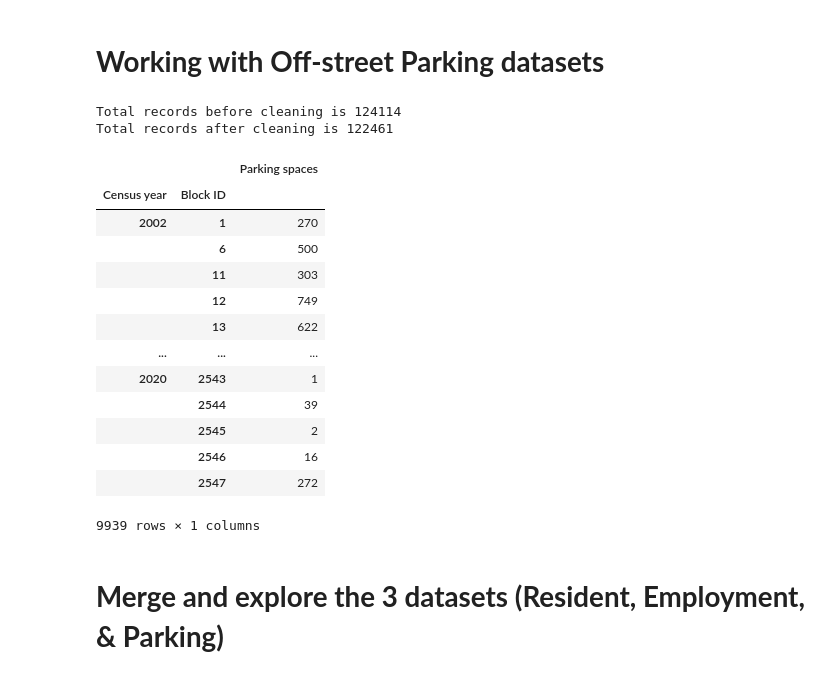
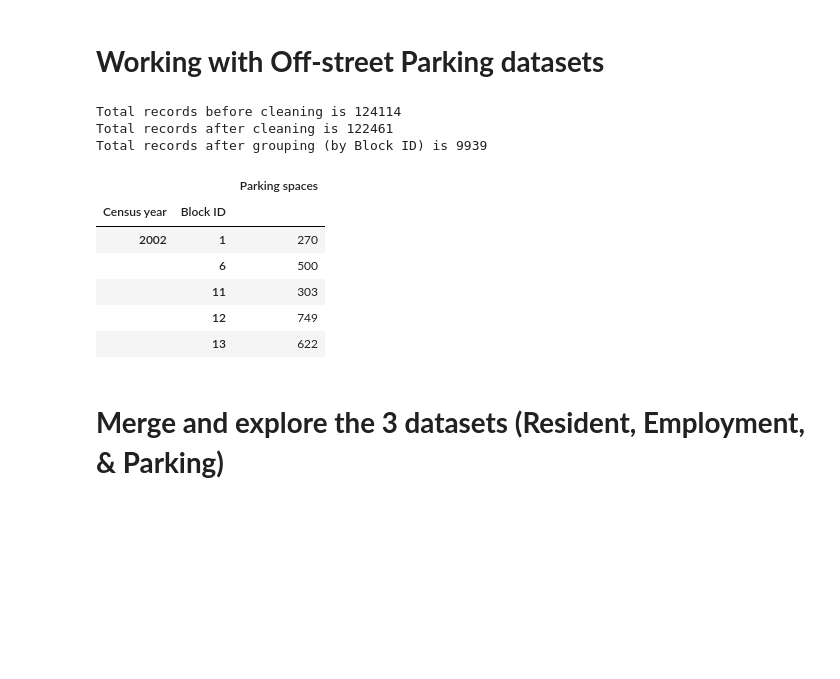
Before and after one commit to Tithra/SIT782, a Jupyter notebook: CLUE_analysis_interact.ipynb, the cells around one changed output. Cells and saved outputs as stored; diff of their text form; code cells hidden in the pictures; blank space fills up the shorter version.

```diff
--- a/CLUE_analysis_interact.ipynb
+++ b/CLUE_analysis_interact.ipynb
@@ -99,40 +85,31 @@ Total records afer cleaning is 8759
 # %%
 #Off-street parking data
 parking = pd.read_csv('/content/drive/MyDrive/Notebooks/SIT782/CLUE/Off-street_car_parks_with_capacity_and_type.csv')
-
 #Total records before cleaning
 print('Total records before cleaning is',len(parking))
-
 #Data cleaning (remove duplicate values)
 parking.drop_duplicates(inplace=True)
-
 #Total records after cleaning
 print('Total records after cleaning is',len(parking))
-
 #Select only necessary columns
 selected_columns =['Census year','Block ID','Parking spaces']
 parking = parking[selected_columns]
-
 #Sum the parking based on Block ID and Year
 parking_by_block = parking.groupby(['Census year','Block ID']).sum()
-parking_by_block
+print('Total records after grouping (by Block ID) is',len(parking_by_block))
+#Detail of the employment_by_block
+parking_by_block.head()
 # %% [output]
 Total records before cleaning is 124114
 Total records after cleaning is 122461
+Total records after grouping (by Block ID) is 9939
 |  |  | Parking spaces |
 | Census year | Block ID |  |
 | 2002 | 1 | 270 |
 |  | 6 | 500 |
 |  | 11 | 303 |
 |  | 12 | 749 |
 |  | 13 | 622 |
-| ... | ... | ... |
-| 2020 | 2543 | 1 |
-|  | 2544 | 39 |
-|  | 2545 | 2 |
-|  | 2546 | 16 |
-|  | 2547 | 272 |
-9939 rows × 1 columns
 # %% [markdown]
 # **Merge and explore the 3 datasets (Resident, Employment, & Parking)**
 # %% [markdown]
```
Also changed, not shown: parts of 6 cells of this notebook.
